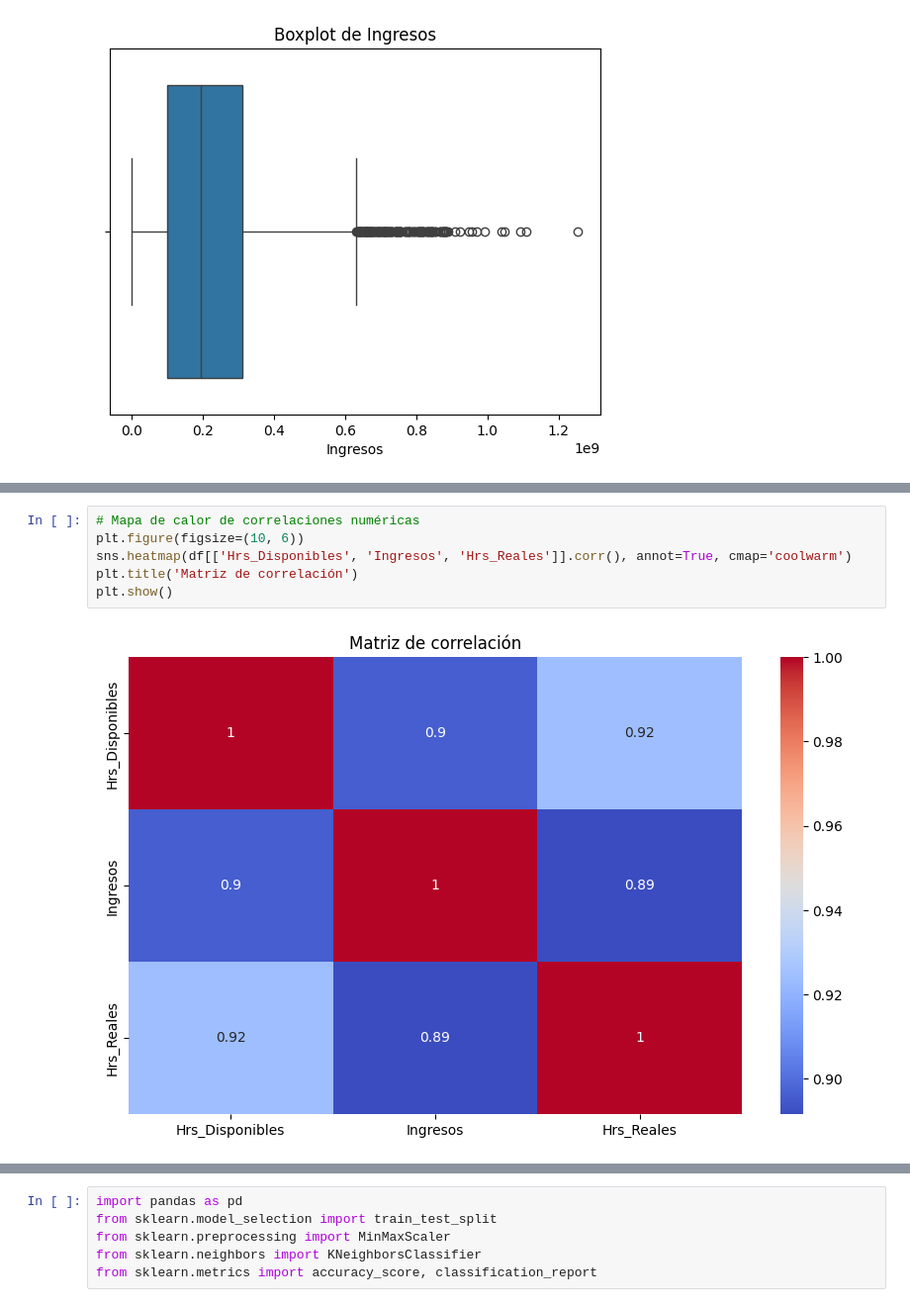
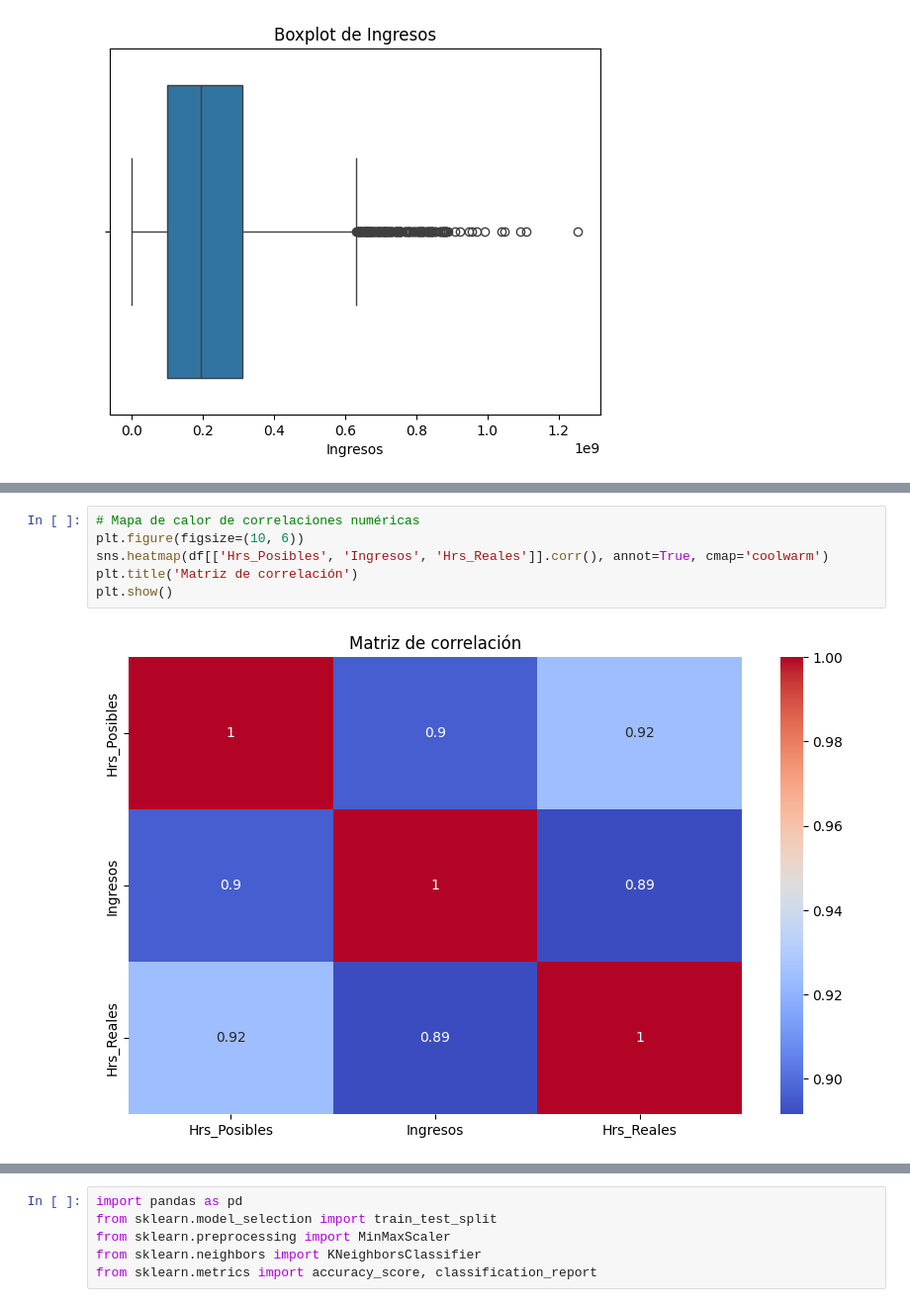
Before and after one commit to Anyeladr/taller, a Jupyter notebook: session-01/notebooks/Sesion 1.ipynb, the cells around one changed output, grey strips where cells are left out. Shown at 99% size. Drawn from its saved outputs; the diff is of its cells as text.

```diff
--- a/session-01/notebooks/Sesion 1.ipynb
+++ b/session-01/notebooks/Sesion 1.ipynb
@@ -216,10 +258,10 @@ plt.show()
 # %%
 # Mapa de calor de correlaciones numéricas
 plt.figure(figsize=(10, 6))
-sns.heatmap(df[['Hrs_Disponibles', 'Ingresos', 'Hrs_Reales']].corr(), annot=True, cmap='coolwarm')
+sns.heatmap(df[['Hrs_Posibles', 'Ingresos', 'Hrs_Reales']].corr(), annot=True, cmap='coolwarm')
 plt.title('Matriz de correlación')
 plt.show()
 # %% [output]
-[figure, old version]
+[figure, new version]
 # %%
 # Boxplot conjunto
```
Also changed, not shown: parts of 15 cells of this notebook.
